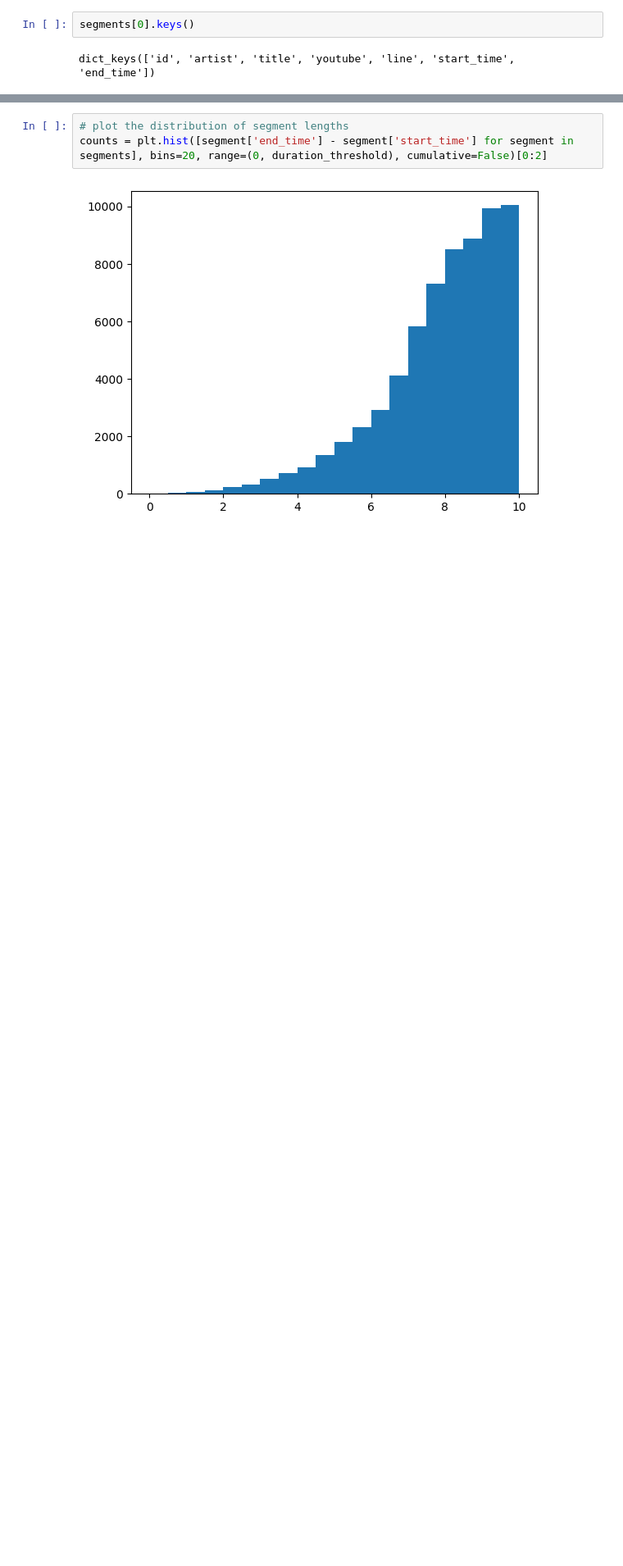
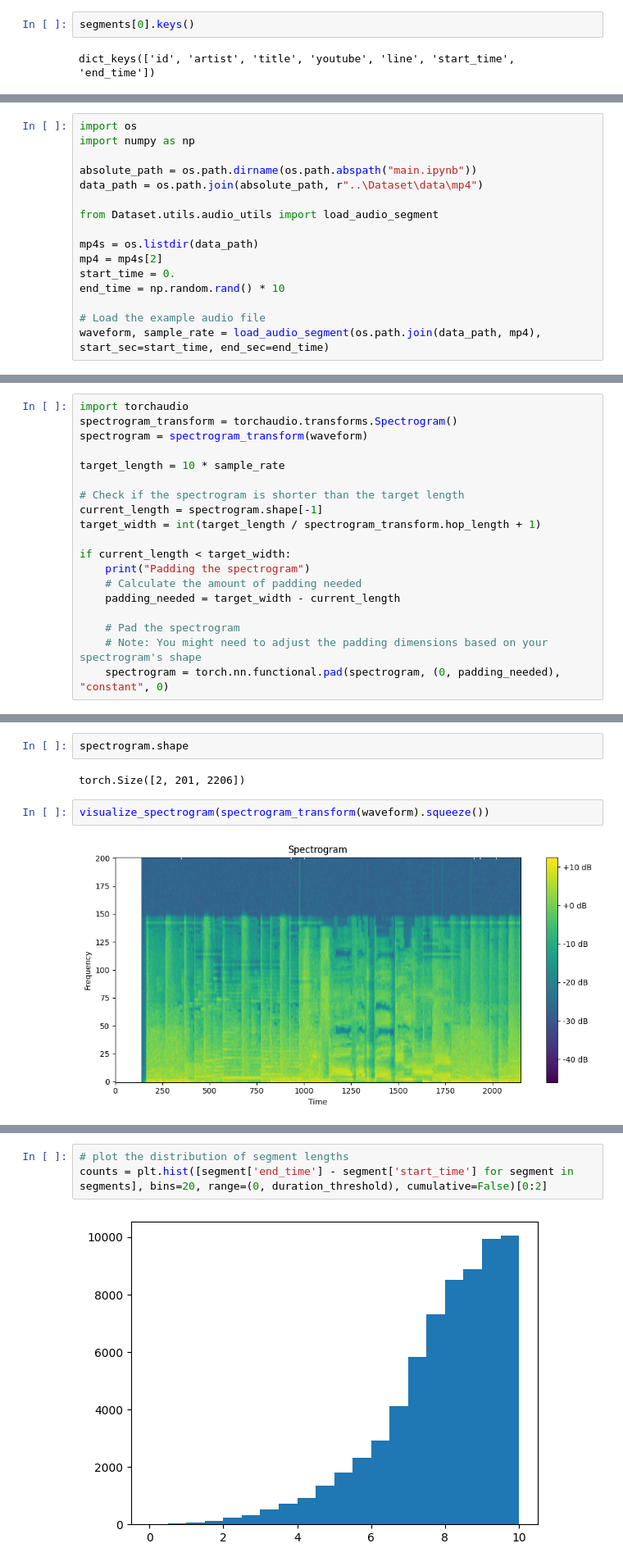
Before and after one commit to aimonbc24/Audio-Lyric-Alignment-via-Emotional-Sentiment, a Jupyter notebook: scripts/main.ipynb, the cells around one changed output, grey strips where cells are left out. Shown at 82% size. Saved outputs shown, nothing was run; the diff lists cells and outputs as text; blank space fills up the shorter version.

```diff
--- a/scripts/main.ipynb
+++ b/scripts/main.ipynb
@@ -95,0 +121,16 @@ KeyboardInterrupt:
+# %%
+import os
+import numpy as np
+
+absolute_path = os.path.dirname(os.path.abspath("main.ipynb"))
+data_path = os.path.join(absolute_path, r"..\Dataset\data\mp4")
+
+from Dataset.utils.audio_utils import load_audio_segment
+
+mp4s = os.listdir(data_path)
+mp4 = mp4s[2]
+start_time = 0.
+end_time = np.random.rand() * 10
+
+# Load the example audio file
+waveform, sample_rate = load_audio_segment(os.path.join(data_path, mp4), start_sec=start_time, end_sec=end_time)
@@ -95,0 +141,19 @@ KeyboardInterrupt:
+# %%
+import torchaudio
+spectrogram_transform = torchaudio.transforms.Spectrogram()
+spectrogram = spectrogram_transform(waveform)
+
+target_length = 10 * sample_rate
+
+# Check if the spectrogram is shorter than the target length
+current_length = spectrogram.shape[-1]
+target_width = int(target_length / spectrogram_transform.hop_length + 1)
+
+if current_length < target_width:
+    print("Padding the spectrogram")
+    # Calculate the amount of padding needed
+    padding_needed = target_width - current_length
+
+    # Pad the spectrogram
+    # Note: You might need to adjust the padding dimensions based on your spectrogram's shape
+    spectrogram = torch.nn.functional.pad(spectrogram, (0, padding_needed), "constant", 0)
@@ -95,0 +162,8 @@ KeyboardInterrupt:
+# %%
+spectrogram.shape
+# %% [output]
+torch.Size([2, 201, 2206])
+# %%
+visualize_spectrogram(spectrogram_transform(waveform).squeeze())
+# %% [output]
+[figure, added]
```
Also changed, not shown: parts of 14 cells of this notebook, 4 other files.
